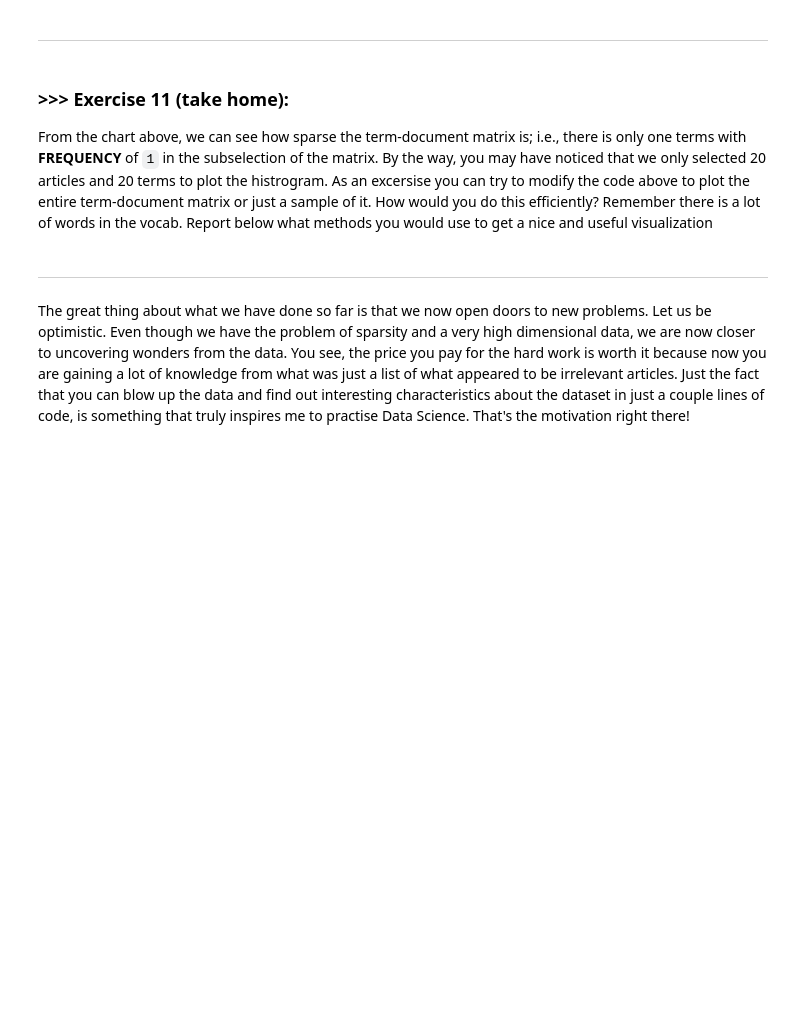
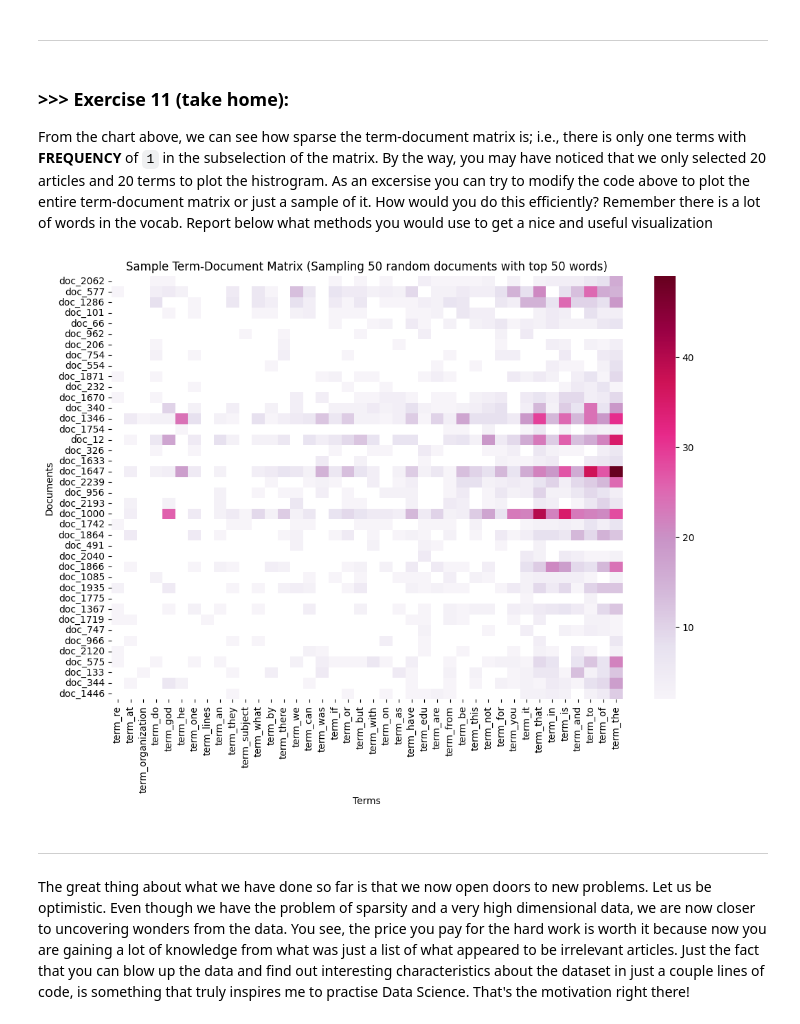
Before and after one commit to MigzAvila/DM2025-Lab1-Exercise, a Jupyter notebook: DM2025-Lab1-Master.ipynb, the cells around one changed output. Drawn from its saved outputs; the diff is of its cells as text; code cells hidden in the pictures; blank space fills up the shorter version.

```diff
--- a/DM2025-Lab1-Master.ipynb
+++ b/DM2025-Lab1-Master.ipynb
@@ -1080,3 +1141,33 @@ From the chart above, we can see how sparse the term-document matrix is; i.e., t
+# %%
+# I tried running the code to plot the entire term-document matrix but it was not efficient at all. It took too long, and still had no result.
+#
+
+# Randomly sample 50 documents
+random_docs = np.random.choice(X_counts.shape[0], 40, replace=False)
+# getting total frequency of each term across all documents, then getting the last 50 with the highest frequency
+term_frequencies = np.array(X_counts.sum(axis=0)).flatten()
+top_term_indices = term_frequencies.argsort()[-40:]
+
+# Extract the sampled term-document matrix using None
+sample_matrix = X_counts[random_docs[:, None], top_term_indices].toarray()
+
+# Create labels for heatmap
+doc_labels = [f"doc_{i}" for i in random_docs]
+term_labels = [f"term_{count_vect.get_feature_names_out()[i]}" for i in top_term_indices]
+
+# Convert to DataFrame
+df_heatmap = pd.DataFrame(sample_matrix, index=doc_labels, columns=term_labels)
+mask = df_heatmap <= 1
+
+# Plot heatmap
+plt.figure(figsize=(12, 8))
+sns.heatmap(df_heatmap, cmap="PuRd", mask=mask, annot=False)  # annot=False removes numbers
+plt.title("Sample Term-Document Matrix (Sampling 50 random documents with top 50 words)")
+plt.xlabel("Terms")
+plt.ylabel("Documents")
+plt.show()
+# %% [output]
+[figure, added]
 # %% [markdown]
 ---
 # %% [markdown]
```
Also changed, not shown: parts of 37 cells of this notebook.
